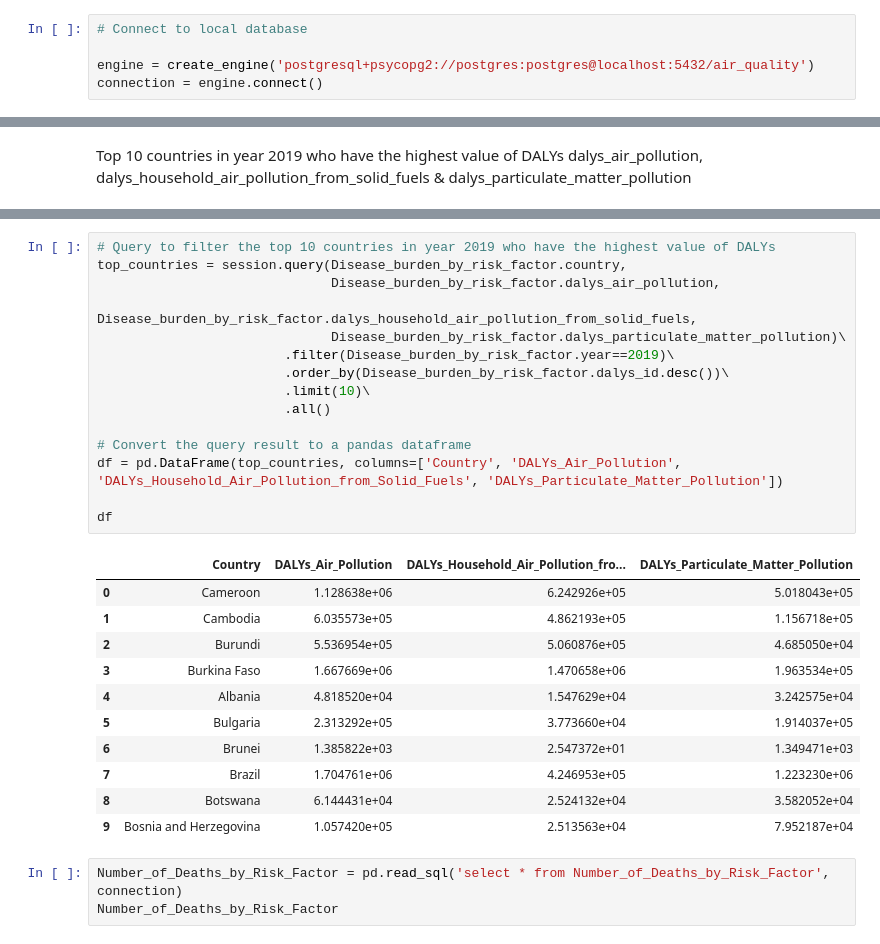
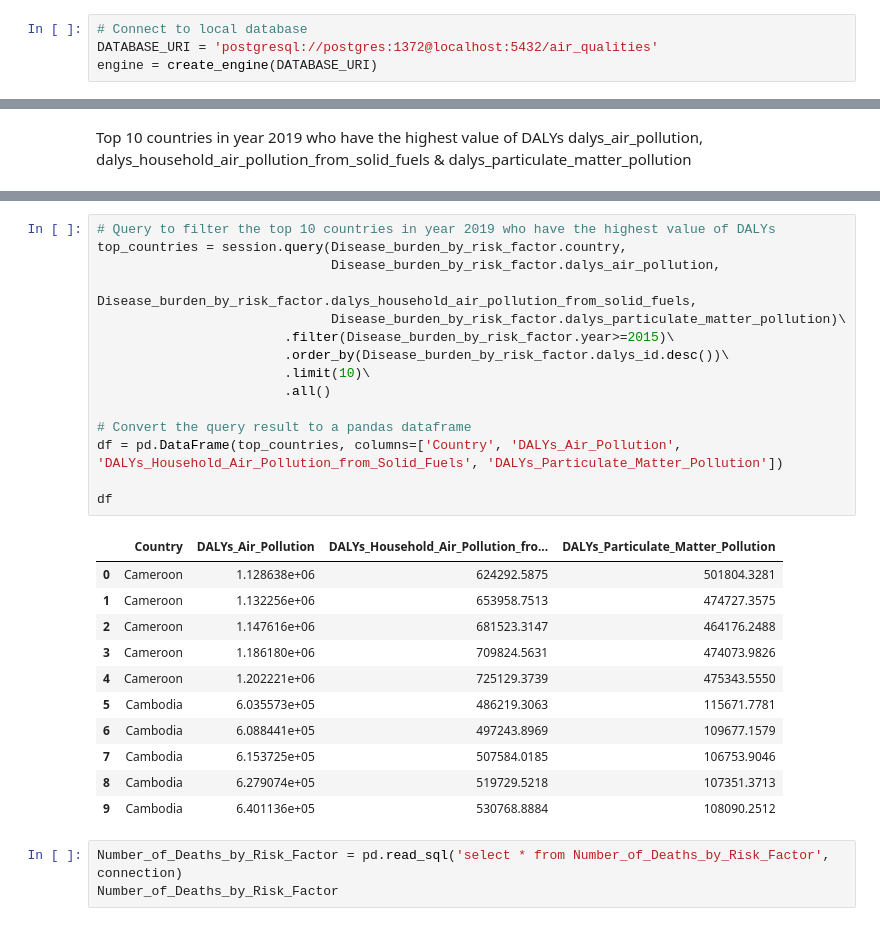
Before and after one commit to sameenshahzad/Project-3_Group-13, a Jupyter notebook: Slides & Analysis/Analysis.ipynb, the cells around one changed output, grey strips where cells are left out. Drawn from its saved outputs; the diff is of its cells as text.

```diff
--- a/Slides & Analysis/Analysis.ipynb
+++ b/Slides & Analysis/Analysis.ipynb
@@ -17,9 +13,8 @@ from sqlalchemy.orm import Session
 from sqlalchemy import create_engine, func
 # %%
 # Connect to local database
-
-engine = create_engine('postgresql+psycopg2://postgres:postgres@localhost:5432/air_quality')
-connection = engine.connect()
+DATABASE_URI = 'postgresql://postgres:1372@localhost:5432/air_qualities'
+engine = create_engine(DATABASE_URI)
 # %%
 # reflect an existing database into a new model
 Base = automap_base()
@@ -255,30 +525,30 @@ Disease_Burden_by_Risk_Factor = pd.read_sql('select * from Disease_Burden_by_Ris
 # %%
 # Query to filter the top 10 countries in year 2019 who have the highest value of DALYs
 top_countries = session.query(Disease_burden_by_risk_factor.country,
                               Disease_burden_by_risk_factor.dalys_air_pollution,
                               Disease_burden_by_risk_factor.dalys_household_air_pollution_from_solid_fuels,
                               Disease_burden_by_risk_factor.dalys_particulate_matter_pollution)\
-                        .filter(Disease_burden_by_risk_factor.year==2019)\
+                        .filter(Disease_burden_by_risk_factor.year>=2015)\
                         .order_by(Disease_burden_by_risk_factor.dalys_id.desc())\
                         .limit(10)\
                         .all()
 
 # Convert the query result to a pandas dataframe
 df = pd.DataFrame(top_countries, columns=['Country', 'DALYs_Air_Pollution', 'DALYs_Household_Air_Pollution_from_Solid_Fuels', 'DALYs_Particulate_Matter_Pollution'])
 
 df
 # %% [output]
 |  | Country | DALYs_Air_Pollution | DALYs_Household_Air_Pollution_fro... | DALYs_Particulate_Matter_Pollution |
-| 0 | Cameroon | 1.128638e+06 | 6.242926e+05 | 5.018043e+05 |
-| 1 | Cambodia | 6.035573e+05 | 4.862193e+05 | 1.156718e+05 |
-| 2 | Burundi | 5.536954e+05 | 5.060876e+05 | 4.685050e+04 |
-| 3 | Burkina Faso | 1.667669e+06 | 1.470658e+06 | 1.963534e+05 |
-| 4 | Albania | 4.818520e+04 | 1.547629e+04 | 3.242575e+04 |
-| 5 | Bulgaria | 2.313292e+05 | 3.773660e+04 | 1.914037e+05 |
-| 6 | Brunei | 1.385822e+03 | 2.547372e+01 | 1.349471e+03 |
-| 7 | Brazil | 1.704761e+06 | 4.246953e+05 | 1.223230e+06 |
-| 8 | Botswana | 6.144431e+04 | 2.524132e+04 | 3.582052e+04 |
-| 9 | Bosnia and Herzegovina | 1.057420e+05 | 2.513563e+04 | 7.952187e+04 |
+| 0 | Cameroon | 1.128638e+06 | 624292.5875 | 501804.3281 |
+| 1 | Cameroon | 1.132256e+06 | 653958.7513 | 474727.3575 |
+| 2 | Cameroon | 1.147616e+06 | 681523.3147 | 464176.2488 |
+| 3 | Cameroon | 1.186180e+06 | 709824.5631 | 474073.9826 |
+| 4 | Cameroon | 1.202221e+06 | 725129.3739 | 475343.5550 |
+| 5 | Cambodia | 6.035573e+05 | 486219.3063 | 115671.7781 |
+| 6 | Cambodia | 6.088441e+05 | 497243.8969 | 109677.1579 |
+| 7 | Cambodia | 6.153725e+05 | 507584.0185 | 106753.9046 |
+| 8 | Cambodia | 6.279074e+05 | 519729.5218 | 107351.3713 |
+| 9 | Cambodia | 6.401136e+05 | 530768.8884 | 108090.2512 |
 # %%
 Number_of_Deaths_by_Risk_Factor = pd.read_sql('select * from Number_of_Deaths_by_Risk_Factor', connection)
 Number_of_Deaths_by_Risk_Factor
```
Also changed, not shown: parts of 30 cells of this notebook, 5 other files.
